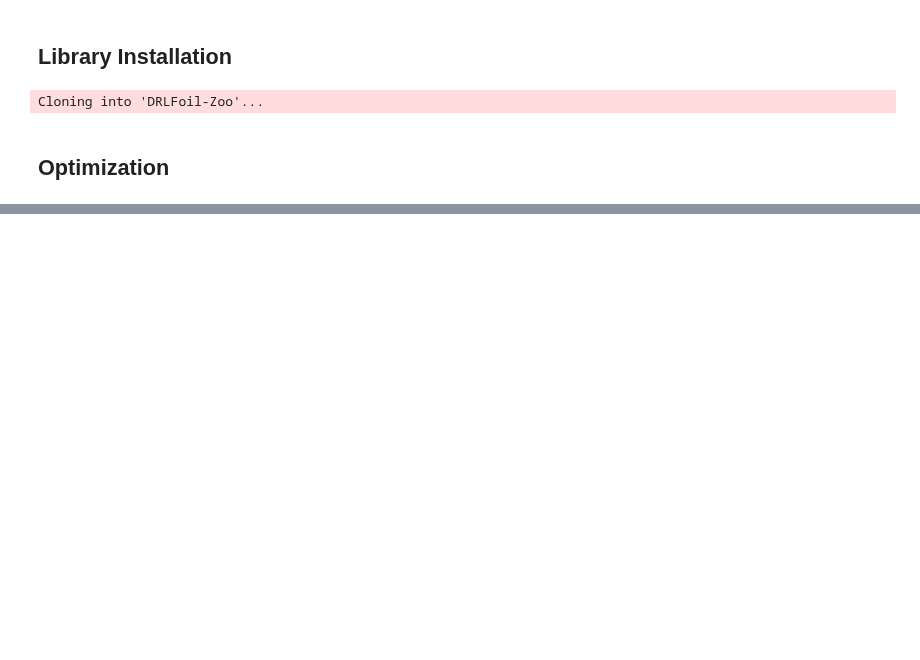
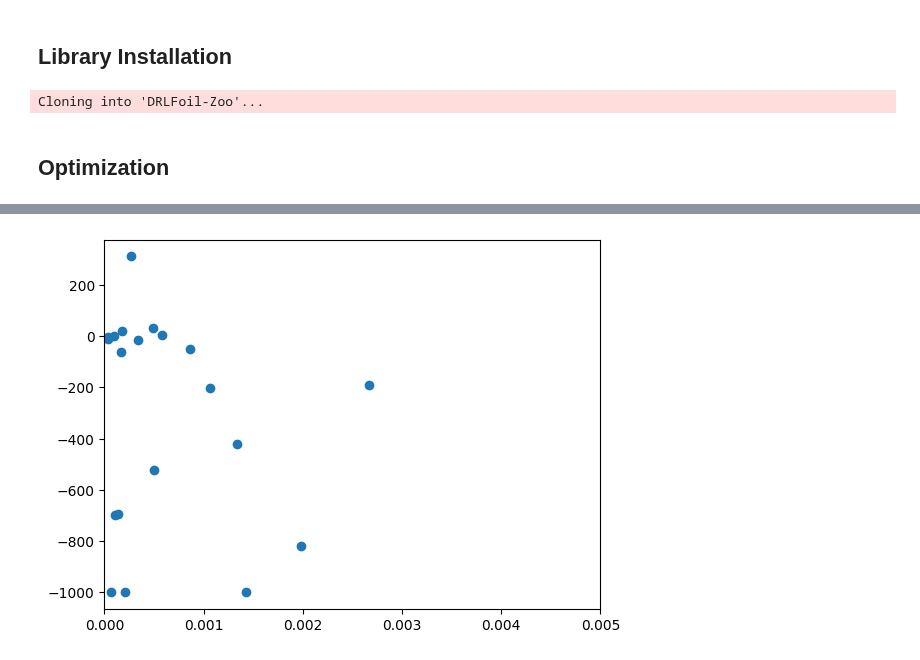
Before and after one commit to DRL-Geometry-Optimization/DRLFoil, a Jupyter notebook: optimization/run_optimization.ipynb, the cells around one changed output, grey strips where cells are left out. Drawn from its saved outputs; the diff is of its cells as text; code cells hidden in the pictures; blank space fills up the shorter version.

```diff
--- a/optimization/run_optimization.ipynb
+++ b/optimization/run_optimization.ipynb
@@ -38,0 +133,17 @@ python train.py --algo ppo --env AirfoilEnv-v0 -n 200000 -optimize --n-trials 3
+# %%
+import os
+#os.chdir("../register/")
+
+df = pd.read_csv('report_AirfoilEnv-v0_35-trials-600000-tpe-median_1714246373.csv')
+#print(df.head())
+
+# Remove the first two columns (they are not useful)
+df = df.drop(df.columns[[0, 1]], axis=1)
+#print(df.head())
+# %%
+# Now, order the trials by the best value
+
+df = df.sort_values(by='value', ascending=False)
+#print(df.head())
+#Print first row
+print(df.iloc[0])
@@ -38,0 +169,12 @@ python train.py --algo ppo --env AirfoilEnv-v0 -n 200000 -optimize --n-trials 3
+# %%
+# Let's create a plot of points that correlates the best value with the learning rate
+
+import matplotlib.pyplot as plt
+
+plt.scatter(df['params_learning_rate'], df['value'])
+
+# Make zoom between 0.0 and 0.1
+plt.xlim(0.0, 0.005)
+plt.show()
+# %% [output]
+[figure, added]
```
Also changed, not shown: parts of 8 cells of this notebook.
